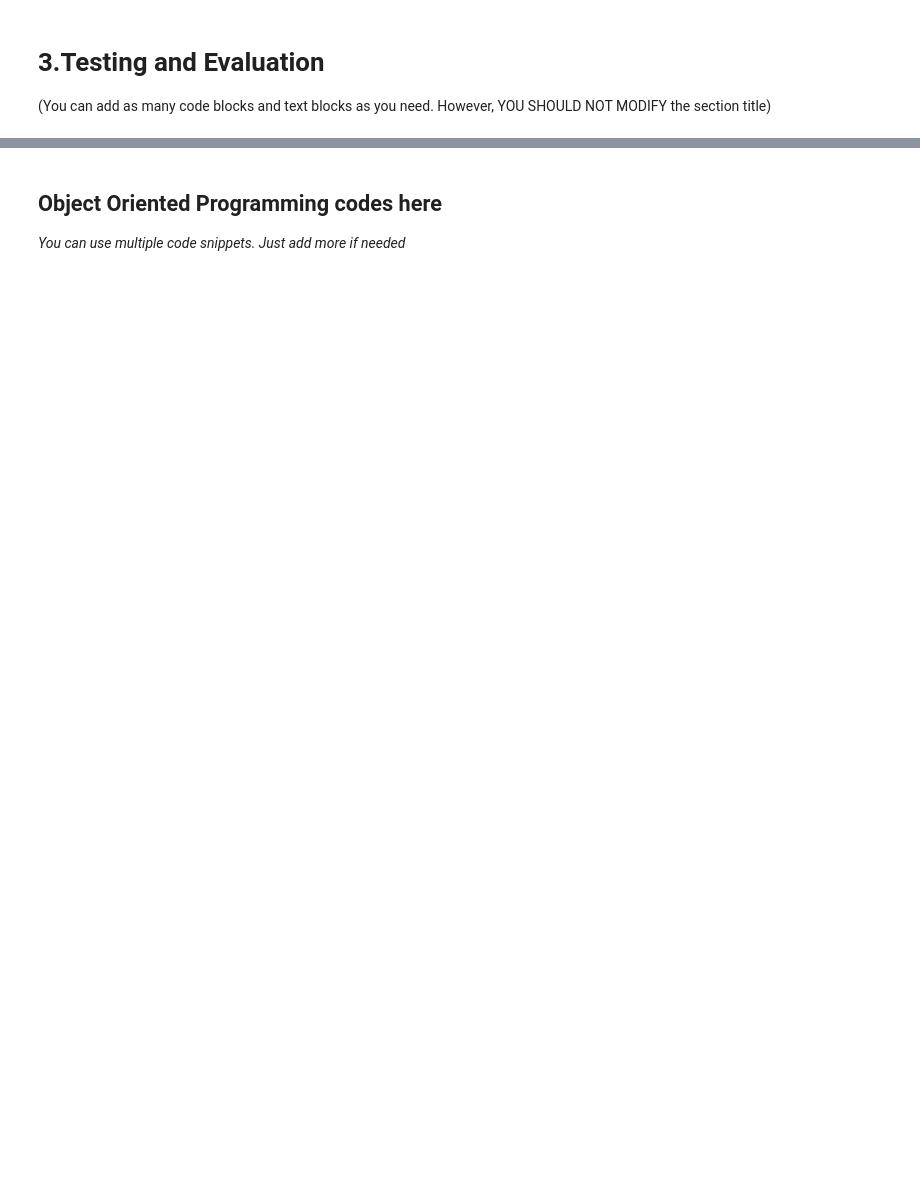
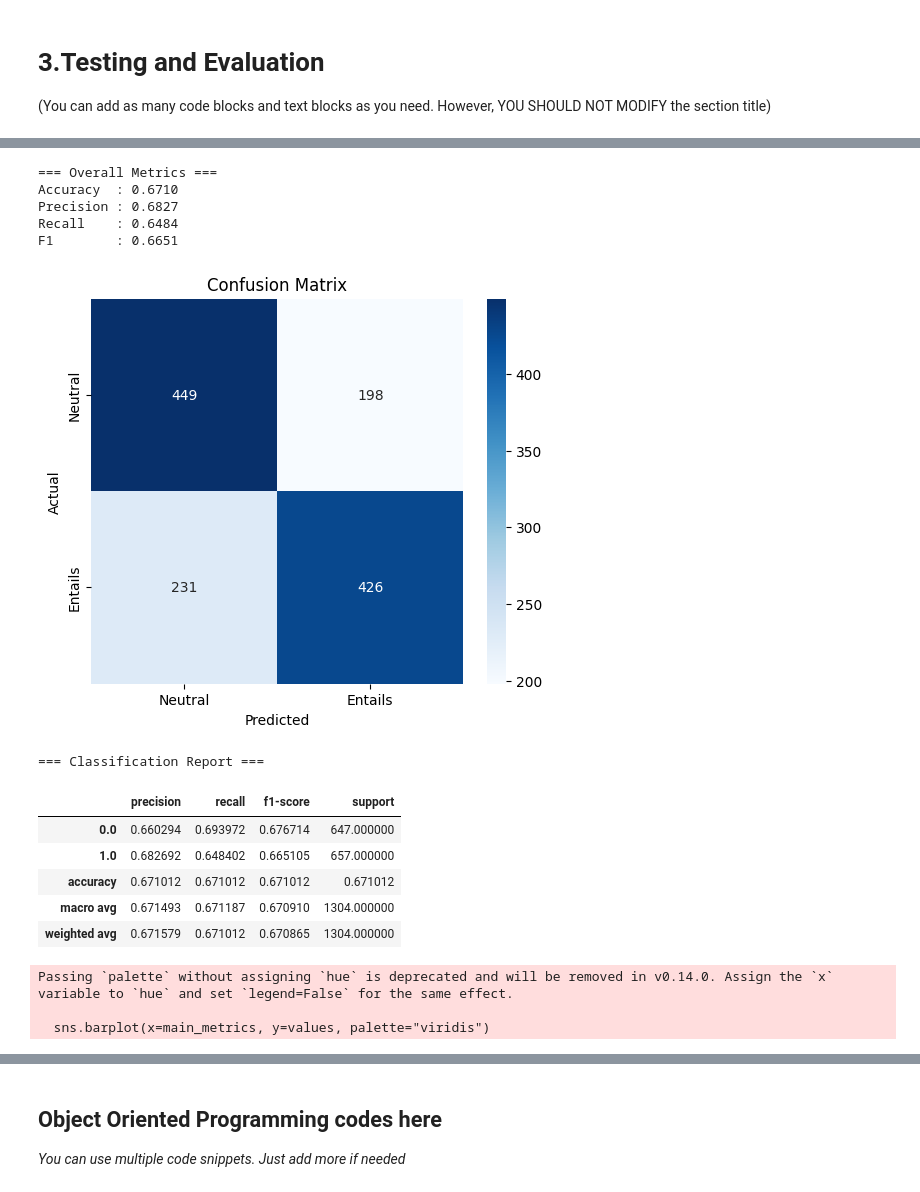
Before and after one commit to Martin-EvansUWA/Natural-Language-Processing, a Jupyter notebook: CITS4012_YourGroupID.ipynb, the cells around one changed output, grey strips where cells are left out. Saved outputs shown, nothing was run; the diff lists cells and outputs as text; code cells hidden in the pictures; blank space fills up the shorter version.

```diff
--- a/CITS4012_YourGroupID.ipynb
+++ b/CITS4012_YourGroupID.ipynb
@@ -1049,0 +1210,20 @@ NameError: name 'class_names' is not defined
+# %%
+metrics = twin_task.evaluate()
+bert_task.visualize_metrics(metrics)
+# %% [output]
+=== Overall Metrics ===
+Accuracy  : 0.6710
+Precision : 0.6827
+Recall    : 0.6484
+F1        : 0.6651
+[figure, added]
+=== Classification Report ===
+|  | precision | recall | f1-score | support |
+| 0.0 | 0.660294 | 0.693972 | 0.676714 | 647.000000 |
+| 1.0 | 0.682692 | 0.648402 | 0.665105 | 657.000000 |
+| accuracy | 0.671012 | 0.671012 | 0.671012 | 0.671012 |
+| macro avg | 0.671493 | 0.671187 | 0.670910 | 1304.000000 |
+| weighted avg | 0.671579 | 0.671012 | 0.670865 | 1304.000000 |
+Passing `palette` without assigning `hue` is deprecated and will be removed in v0.14.0. Assign the `x` variable to `hue` and set `legend=False` for the same effect.
+
+  sns.barplot(x=main_metrics, y=values, palette="viridis")
```
Also changed, not shown: parts of 22 cells of this notebook.
